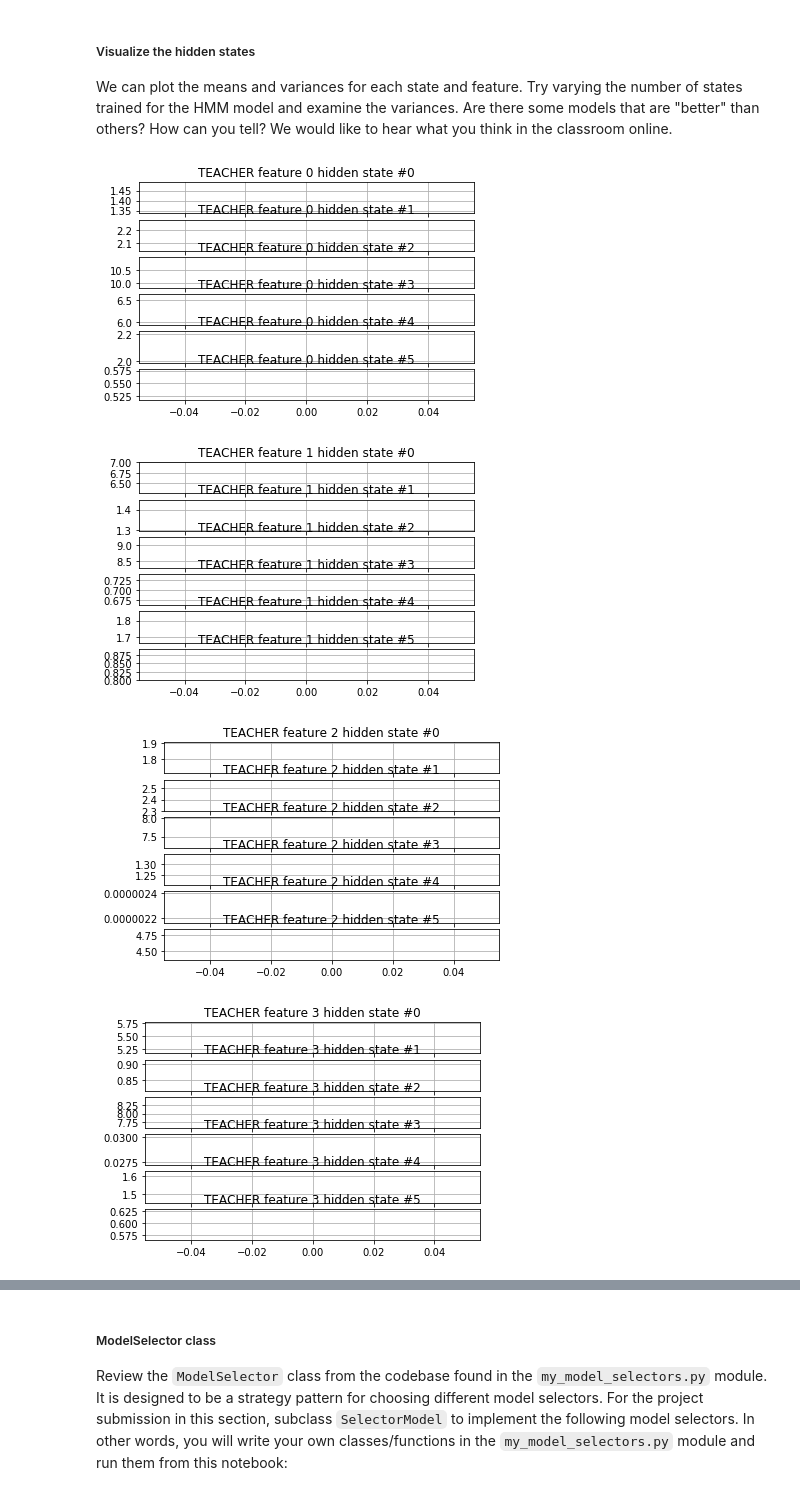
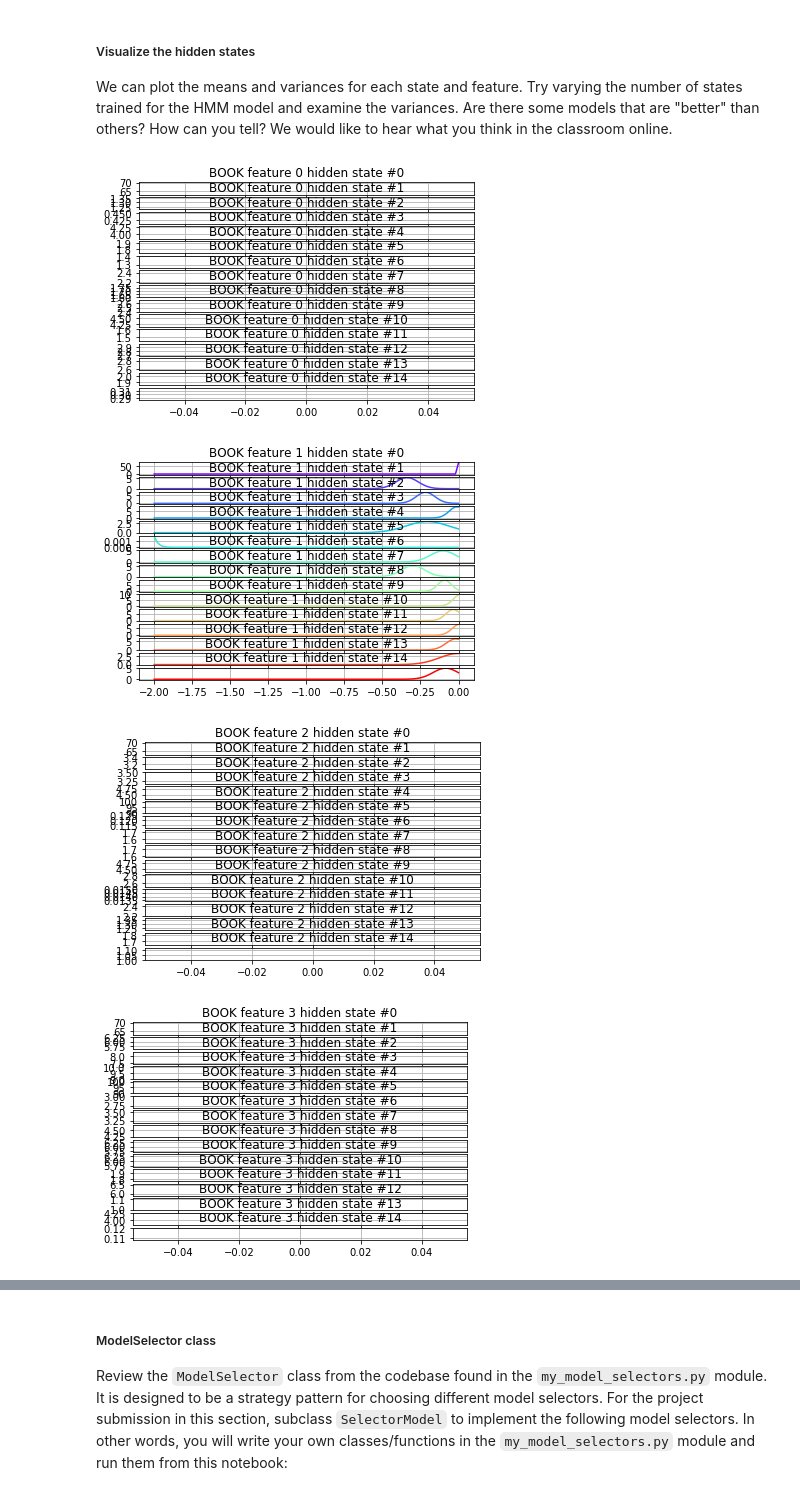
Before and after one commit to CarstenIsert/AIND-Recognizer, a Jupyter notebook: asl_recognizer.ipynb, the cells around one changed output, grey strips where cells are left out. Cells and saved outputs as stored; diff of their text form; code cells hidden in the pictures.

```diff
--- a/asl_recognizer.ipynb
+++ b/asl_recognizer.ipynb
@@ -504,35 +500,35 @@ We can plot the means and variances for each state and feature.  Try varying the
 # %%
 import math
 from matplotlib import (cm, pyplot as plt, mlab)
 
 def visualize(word, model):
     """ visualize the input model for a particular word """
     variance=np.array([np.diag(model.covars_[i]) for i in range(model.n_components)])
     figures = []
     for parm_idx in range(len(model.means_[0])):
         xmin = int(min(model.means_[:,parm_idx]) - max(variance[:,parm_idx]))
         xmax = int(max(model.means_[:,parm_idx]) + max(variance[:,parm_idx]))
         fig, axs = plt.subplots(model.n_components, sharex=True, sharey=False)
         colours = cm.rainbow(np.linspace(0, 1, model.n_components))
         for i, (ax, colour) in enumerate(zip(axs, colours)):
             x = np.linspace(xmin, xmax, 100)
             mu = model.means_[i,parm_idx]
             sigma = math.sqrt(np.diag(model.covars_[i])[parm_idx])
             ax.plot(x, mlab.normpdf(x, mu, sigma), c=colour)
             ax.set_title("{} feature {} hidden state #{}".format(word, parm_idx, i))
 
             ax.grid(True)
         figures.append(plt)
     for p in figures:
         p.show()
 
-my_testword = 'TEACHER'
+my_testword = 'BOOK'
 visualize(my_testword, model)
 
-# TODO: Visualization of 'TEACHER' with 6 states not working
+# NOTE: Visualizations often not working
 # %% [output]
-[figure, old version]
+[figure, new version]
-[figure, old version]
+[figure, new version]
-[figure, old version]
+[figure, new version]
-[figure, old version]
+[figure, new version]
 # %%
```
Also changed, not shown: parts of 12 cells of this notebook, 2 other files.
